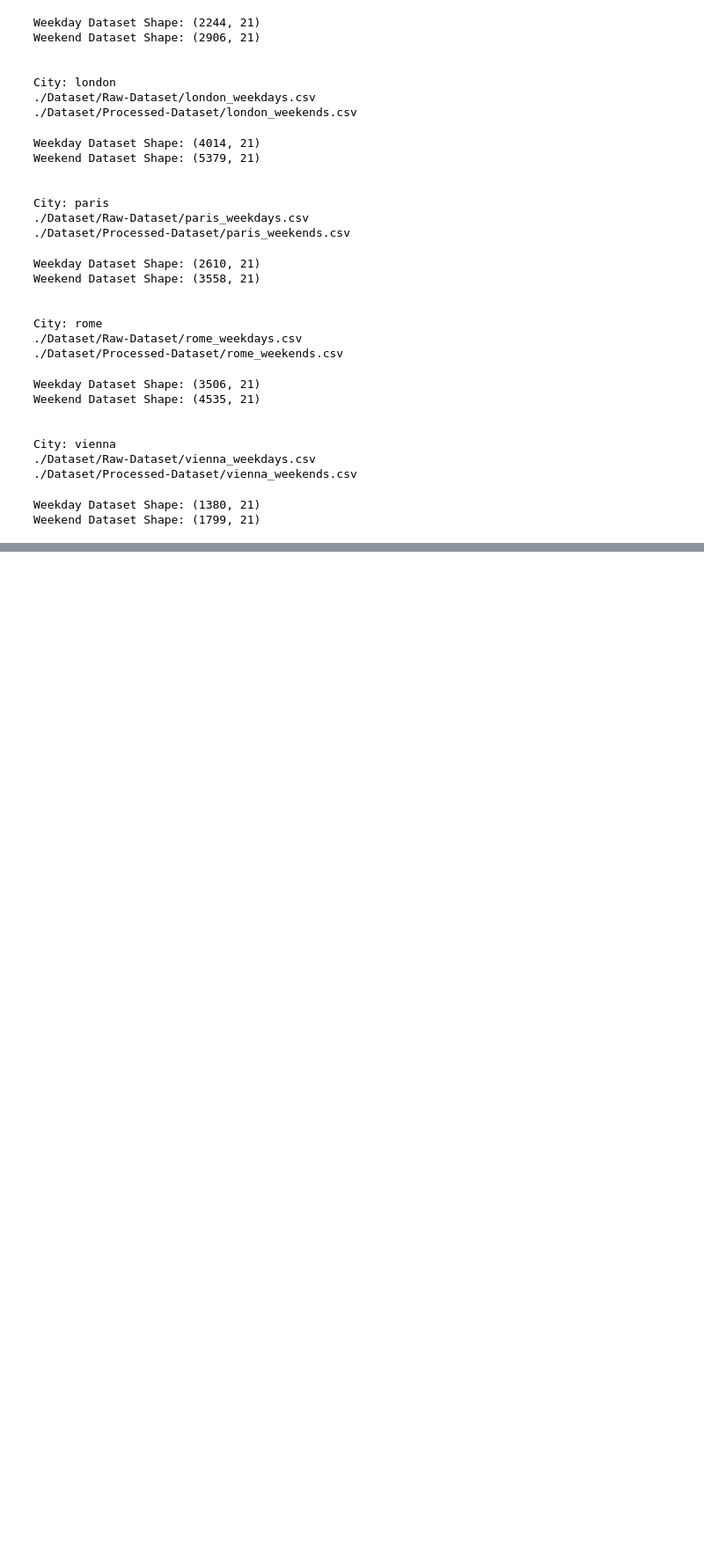
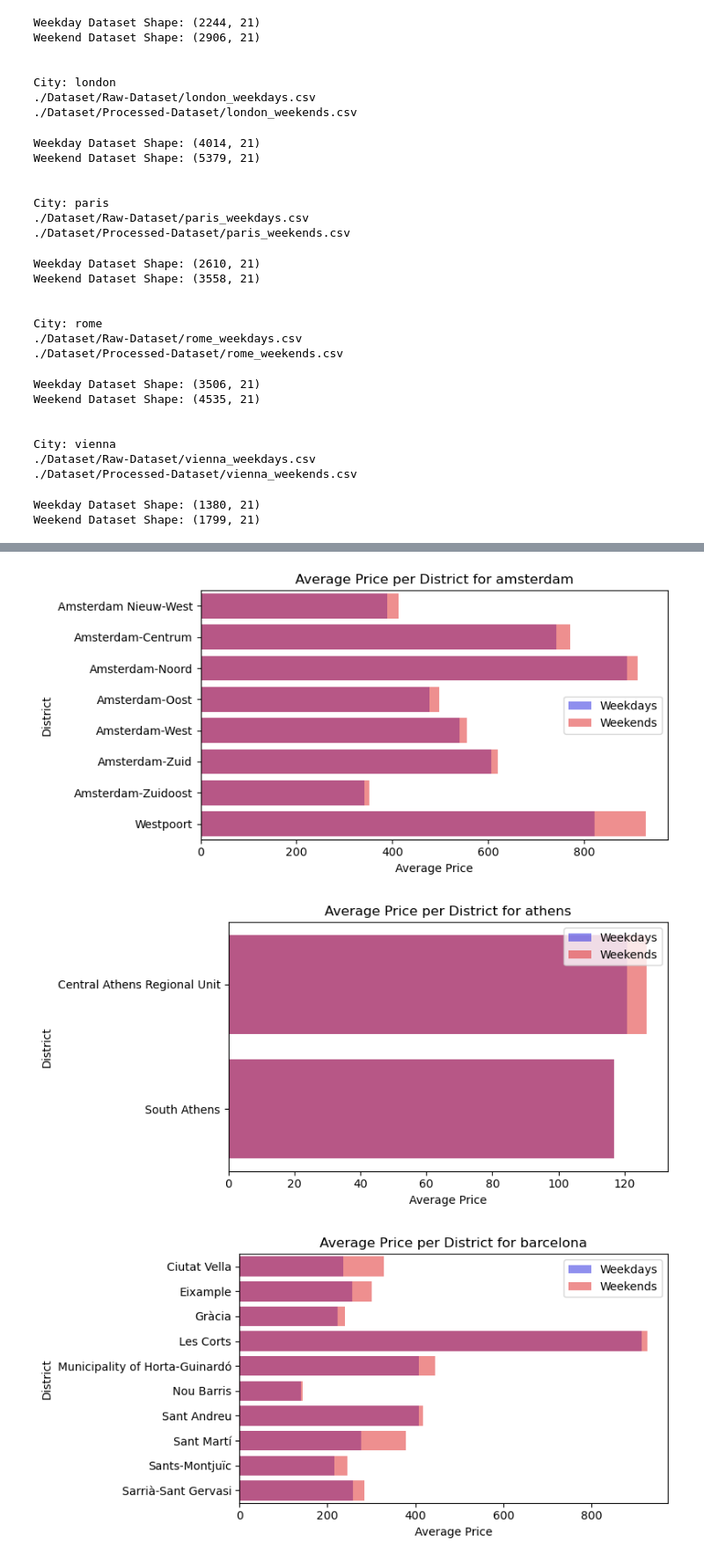
Before and after one commit to com-480-data-visualization/eurobnb-insights, a Jupyter notebook: data-preprocessing.ipynb, the cells around one changed output, grey strips where cells are left out. Shown at 88% size. Saved outputs shown, nothing was run; the diff lists cells and outputs as text; code cells hidden in the pictures; blank space fills up the shorter version.

```diff
--- a/data-preprocessing.ipynb
+++ b/data-preprocessing.ipynb
@@ -395,0 +388,7 @@ Index(['Unnamed: 0', 'realSum', 'room_type', 'room_shared', 'room_private',
+# %%
+# Print number of listings per district
+for city in city_names:
+    weekday_city_dataset = pd.read_csv(processed_dataset_path + city + "_weekdays.csv")
+    print(f"City: {city}")
+    print(weekday_city_dataset['district'].value_counts())
+    print("\n")
@@ -395,0 +413,24 @@ Index(['Unnamed: 0', 'realSum', 'room_type', 'room_shared', 'room_private',
+# %%
+# Graph Average Price per District for Weekdays and Weekends.
+for city in city_names:
+    weekday_city_dataset = pd.read_csv(processed_dataset_path + city + "_weekdays.csv")
+    weekend_city_dataset = pd.read_csv(processed_dataset_path + city + "_weekends.csv")
+
+    # Get the average price per district
+    weekday_avg_price_per_district = weekday_city_dataset.groupby('district')['realSum'].mean()
+    weekend_avg_price_per_district = weekend_city_dataset.groupby('district')['realSum'].mean()
+
+    # Plot the bar chart
+    plt.figure(figsize=(8, 4))
+    sns.barplot(x=weekday_avg_price_per_district.values, y=weekday_avg_price_per_district.index, color='blue', alpha=0.5, label='Weekdays')
+    sns.barplot(x=weekend_avg_price_per_district.values, y=weekend_avg_price_per_district.index, color='red', alpha=0.5, label='Weekends')
+    plt.title(f"Average Price per District for {city}")
+    plt.xlabel("Average Price")
+    plt.ylabel("District")
+    plt.legend()
+    plt.tight_layout()
+    plt.show()
+# %% [output]
+[figure, added]
+[figure, added]
+[figure, added]
```
Also changed, not shown: parts of 5 cells of this notebook, 20 other files.
